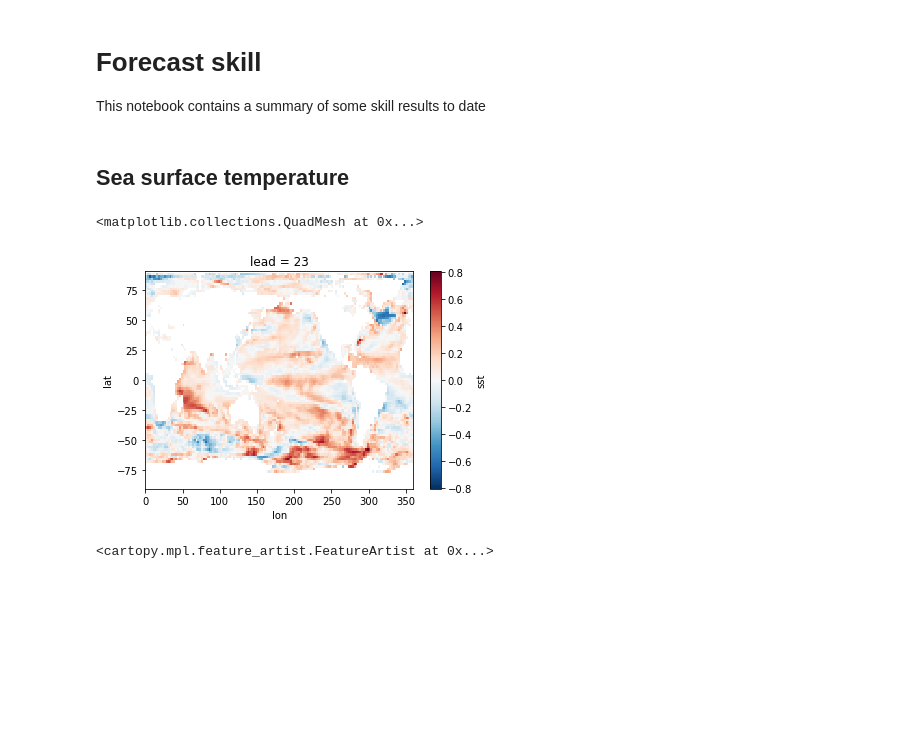
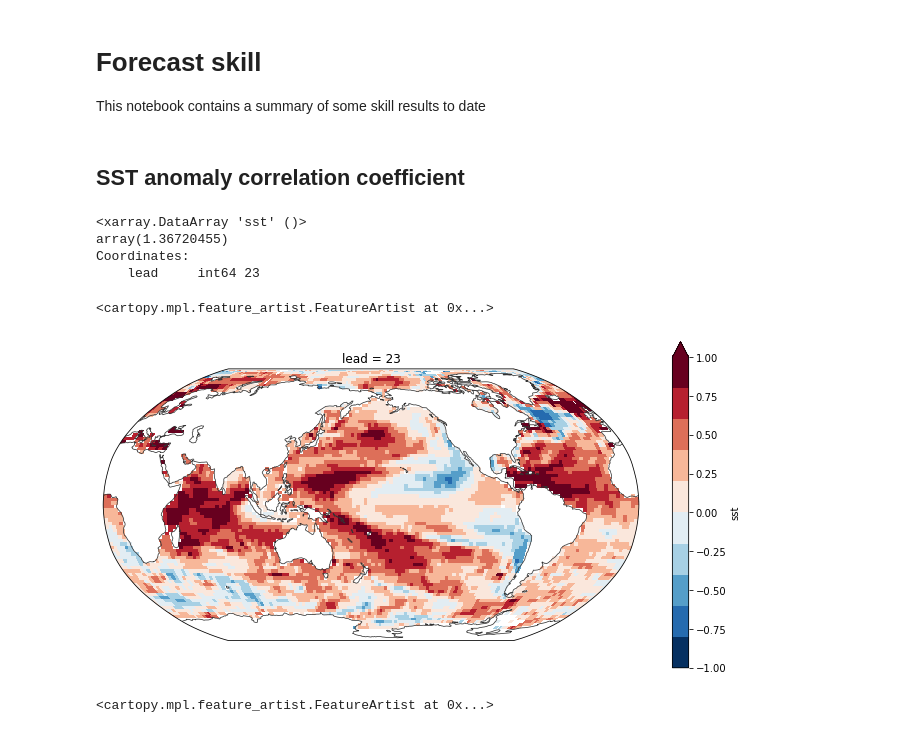
Before and after one commit to dougiesquire/CAFE-f6_documentation, a Jupyter notebook: notebooks/exploratory/forecast_assessment.ipynb, the cells around one changed output. Saved outputs shown, nothing was run; the diff lists cells and outputs as text; code cells hidden in the pictures; blank space fills up the shorter version.

Commit message:
dont transform sample skill

```diff
--- a/notebooks/exploratory/forecast_assessment.ipynb
+++ b/notebooks/exploratory/forecast_assessment.ipynb
@@ -19,16 +23,37 @@ import matplotlib.pyplot as plt
 SKILL_DIR = "../../data/skill/"
 DATA_DIR = "../../data/processed/"
 # %% [markdown]
-## Sea surface temperature
+## SST anomaly correlation coefficient
 # %%
-can_ri = xr.open_zarr(
-    f"{SKILL_DIR}/CanESM5.HadISST.annual.anom_1991-2020.sst.ri.zarr"
+f6__annual_rXY = xr.open_zarr(
+    f"{SKILL_DIR}/CAFEf6.HadISST.annual.anom_1991-2020.sst.rXY_1991-2020.zarr"
 ).compute()
+
+can_annual_rXY = xr.open_zarr(
+    f"{SKILL_DIR}/CanESM5.HadISST.annual.anom_1985-2014.sst.rXY_1985-2014.zarr"
+).compute()
+# %%
+can_annual_rXY["sst"].isel(lead=1).max()
+# %% [output]
+<xarray.DataArray 'sst' ()>
+array(1.36720455)
+Coordinates:
+    lead     int64 23
 # %%
-can_ri["sst"].isel(lead=1).plot()
+fig = plt.figure(figsize=(12, 6), edgecolor="k")
+ax = fig.add_subplot(111, projection=ccrs.Robinson(180))
+cmap = cm.get_cmap("RdBu_r", 10)
+
+p = (
+    can_annual_rXY["sst"]
+    .isel(lead=1)
+    .plot(ax=ax, transform=ccrs.PlateCarree(), vmin=-1, vmax=1, cmap=cmap)
+)
+
+p.axes.coastlines(color=[0.2, 0.2, 0.2], linewidth=0.75)
 # %% [output]
-<matplotlib.collections.QuadMesh at 0x...>
+<cartopy.mpl.feature_artist.FeatureArtist at 0x...>
-[figure, old version]
+[figure, new version]
 # %%
 can_rXY_XU = xr.open_zarr(
     f"{SKILL_DIR}/CanESM5.HadISST.annual.anom_1991-2020.sst.rXY_XU.zarr"
```
Also changed, not shown: parts of 1 cell of this notebook, 3 other files.
